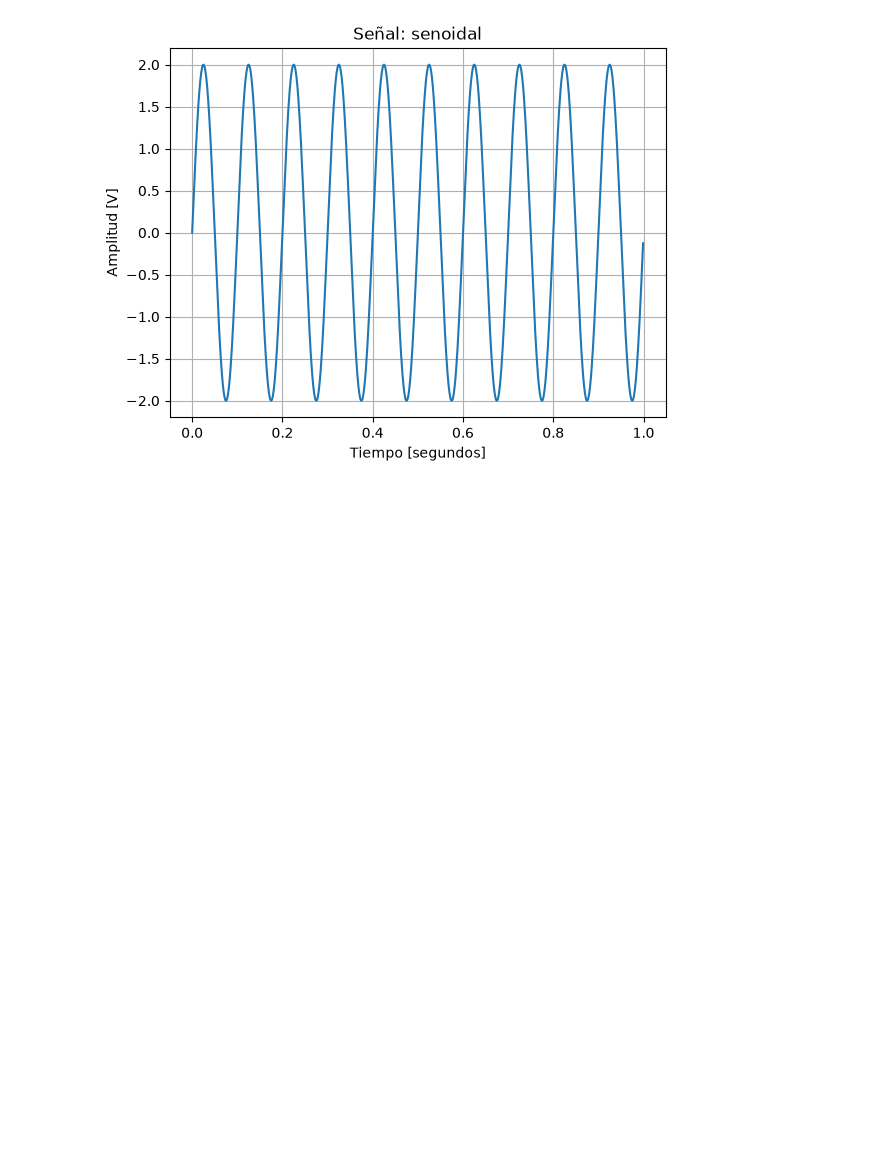
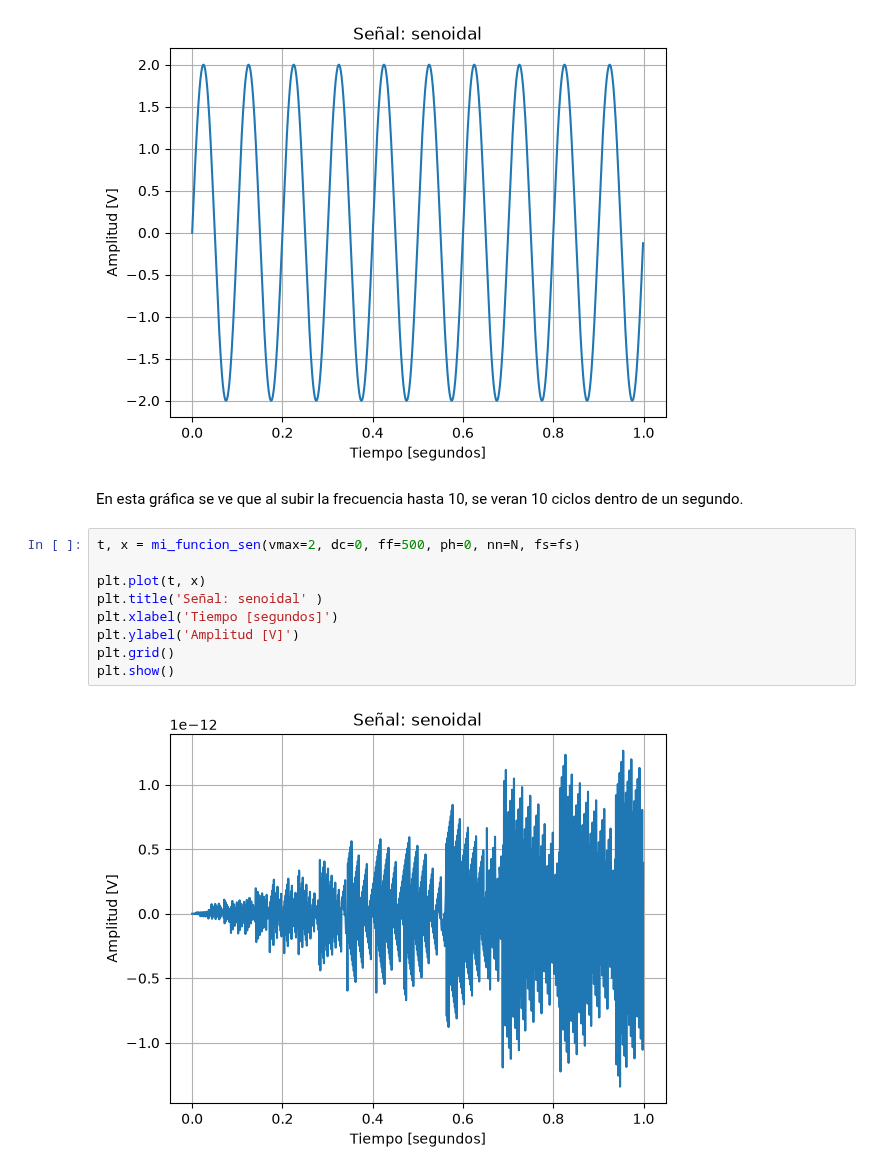
Before and after one commit to GConstenlaP/AyPS, a Jupyter notebook: TS0/TS0 Gconstenla.ipynb, the cells around one changed output. Drawn from its saved outputs; the diff is of its cells as text; blank space fills up the shorter version.

```diff
--- a/TS0/TS0 Gconstenla.ipynb
+++ b/TS0/TS0 Gconstenla.ipynb
@@ -76,3 +80,16 @@ plt.grid()
 plt.show()
 # %% [output]
 [figure]
+# %% [markdown]
+En esta gráfica se ve que al subir la frecuencia hasta 10, se veran 10 ciclos dentro de un segundo.
+# %%
+t, x = mi_funcion_sen(vmax=2, dc=0, ff=500, ph=0, nn=N, fs=fs)
+
+plt.plot(t, x)
+plt.title('Señal: senoidal' )
+plt.xlabel('Tiempo [segundos]')
+plt.ylabel('Amplitud [V]')
+plt.grid()
+plt.show()
+# %% [output]
+[figure, added]
```
Also changed, not shown: parts of 8 cells of this notebook, 1 other file.
